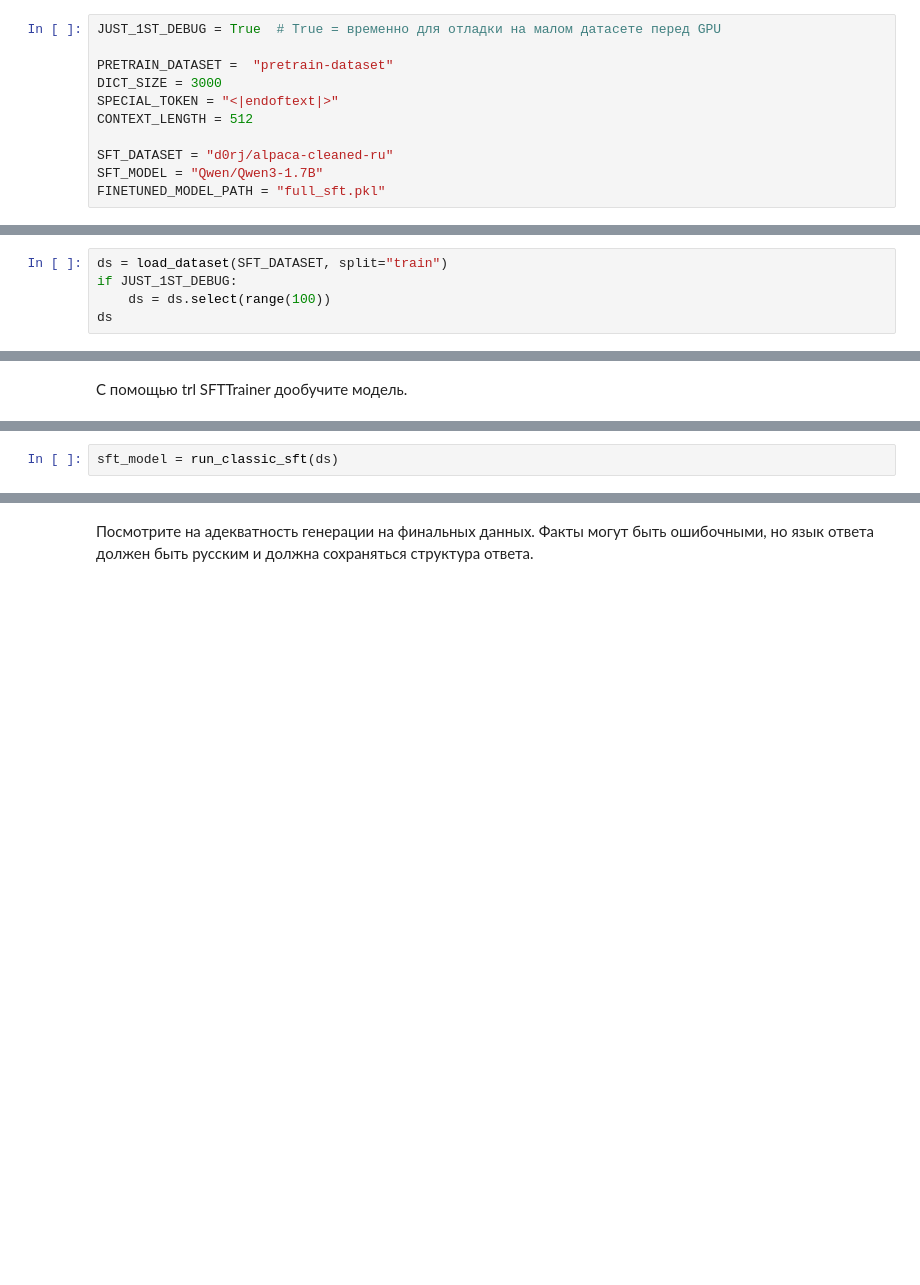
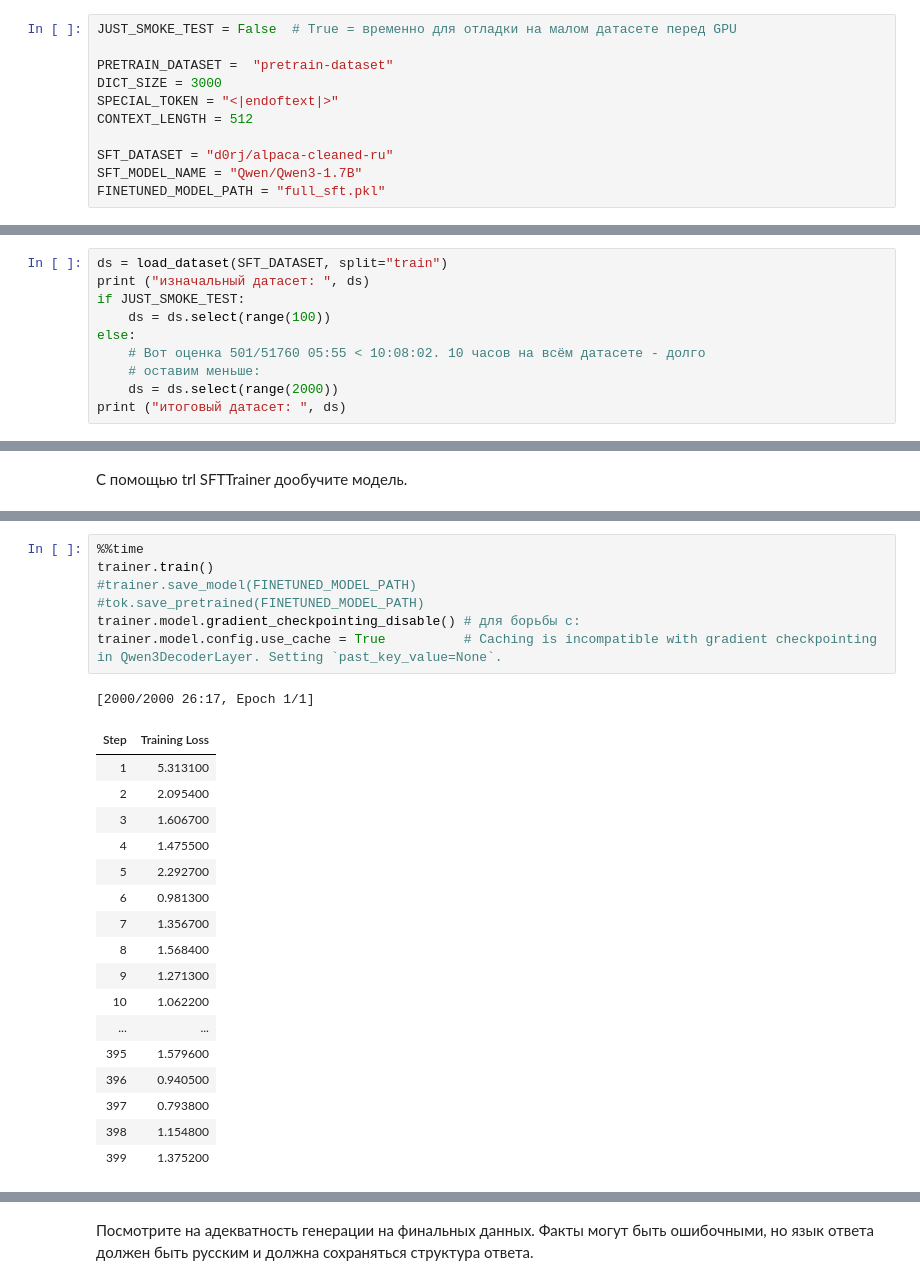
Before and after one commit to evgeny-ydsc/DLE-NLP, a Jupyter notebook: 3.2 LLM/LLM_Pretraining_and_SFT.ipynb, the cells around one changed output, grey strips where cells are left out. Drawn from its saved outputs; the diff is of its cells as text; blank space fills up the shorter version.

```diff
--- a/3.2 LLM/LLM_Pretraining_and_SFT.ipynb
+++ b/3.2 LLM/LLM_Pretraining_and_SFT.ipynb
@@ -98,7 +121,7 @@ from trl import SFTTrainer, SFTConfig
 # %% [markdown]
 ### Установка главных параметров
 # %%
-JUST_1ST_DEBUG = True  # True = временно для отладки на малом дaтасете перед GPU
+JUST_SMOKE_TEST = False  # True = временно для отладки на малом дaтасете перед GPU
 
 PRETRAIN_DATASET =  "pretrain-dataset"
 DICT_SIZE = 3000
@@ -106,7 +129,7 @@ SPECIAL_TOKEN = "<|endoftext|>"
 CONTEXT_LENGTH = 512
 
 SFT_DATASET = "d0rj/alpaca-cleaned-ru"
-SFT_MODEL = "Qwen/Qwen3-1.7B"
+SFT_MODEL_NAME = "Qwen/Qwen3-1.7B"
 FINETUNED_MODEL_PATH = "full_sft.pkl"
 # %% [markdown]
 # Pretraining
@@ -441,7 +502,12 @@ questions_rus = [
 Подготовьте инструктивный датасет [d0rj/alpaca-cleaned-ru](https://huggingface.co/datasets/d0rj/alpaca-cleaned-ru) для обучения базовой модели. Представьте его в виде transformers.Dataset для диалоговых данных input=system, instruction=user, output=assistant.
 # %%
 ds = load_dataset(SFT_DATASET, split="train")
-if JUST_1ST_DEBUG:
+print ("изначальный датасет: ", ds)
+if JUST_SMOKE_TEST:
     ds = ds.select(range(100))
-ds
+else:
+    # Вот оценка 501/51760 05:55 < 10:08:02. 10 часов на всём датасете - долго
+    # оставим меньше:
+    ds = ds.select(range(2000))
+print ("итоговый датасет: ", ds)
 # %% [output]
@@ -500,2 +590,26 @@ def run_classic_sft(ds):
 # %%
-sft_model = run_classic_sft(ds)
+%%time
+trainer.train()
+#trainer.save_model(FINETUNED_MODEL_PATH)
+#tok.save_pretrained(FINETUNED_MODEL_PATH)
+trainer.model.gradient_checkpointing_disable() # для борьбы с:
+trainer.model.config.use_cache = True          # Caching is incompatible with gradient checkpointing in Qwen3DecoderLayer. Setting `past_key_value=None`.
+# %% [output]
+[2000/2000 26:17, Epoch 1/1]
+| Step | Training Loss |
+| 1 | 5.313100 |
+| 2 | 2.095400 |
+| 3 | 1.606700 |
+| 4 | 1.475500 |
+| 5 | 2.292700 |
+| 6 | 0.981300 |
+| 7 | 1.356700 |
+| 8 | 1.568400 |
+| 9 | 1.271300 |
+| 10 | 1.062200 |
+| ... | ... |
+| 395 | 1.579600 |
+| 396 | 0.940500 |
+| 397 | 0.793800 |
+| 398 | 1.154800 |
+| 399 | 1.375200 |
```
Also changed, not shown: parts of 31 cells of this notebook.
